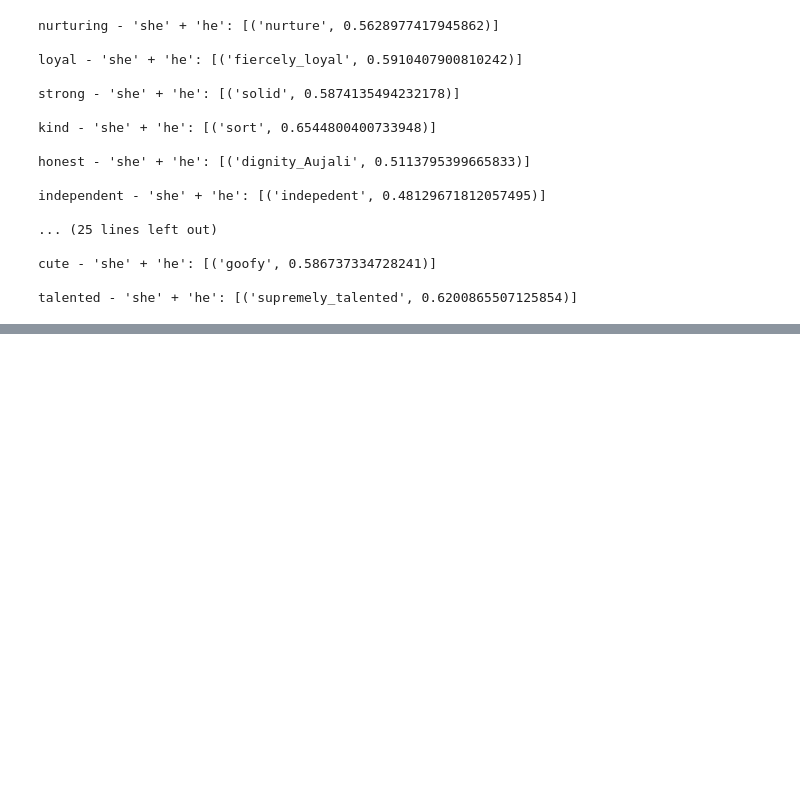
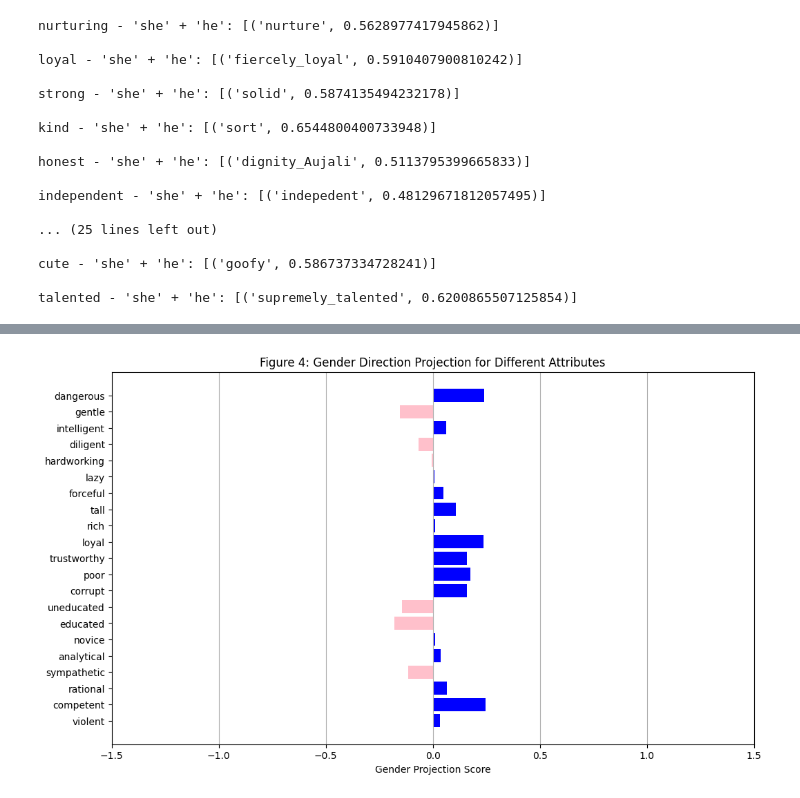
Before and after one commit to chan-anni/IP1-wordembeddings, a Jupyter notebook: word2vecNotes.ipynb, the cells around one changed output, grey strips where cells are left out. Cells and saved outputs as stored; diff of their text form; code cells hidden in the pictures; blank space fills up the shorter version.

```diff
--- a/word2vecNotes.ipynb
+++ b/word2vecNotes.ipynb
@@ -217,0 +299,15 @@ Overall, it's hard to see if there are gender biases just off vector math alone
+# %%
+attributes2 = ["violent", "competent", "rational", "sympathetic", "analytical", "novice", "educated", "uneducated", "corrupt", "poor", "trustworthy", "loyal", "poor", "rich", "tall", "forceful", "lazy", "hardworking", "diligent", "intelligent", "gentle", "dangerous"]
+gender_scores = [compute_projection_score(atr, gender_vector, model) for atr in attributes2]
+
+# visualising!
+plt.figure(figsize=(12, 7))
+plt.barh(attributes2, gender_scores, color=['blue' if score > 0 else 'pink' for score in gender_scores])
+plt.xlabel("Gender Projection Score")
+plt.title("Figure 4: Gender Direction Projection for Different Attributes")
+plt.grid(axis='x')
+plt.xlim(-1.5, 1.5)
+
+plt.show()
+# %% [output]
+[figure, added]
```
Also changed, not shown: parts of 23 cells of this notebook.
